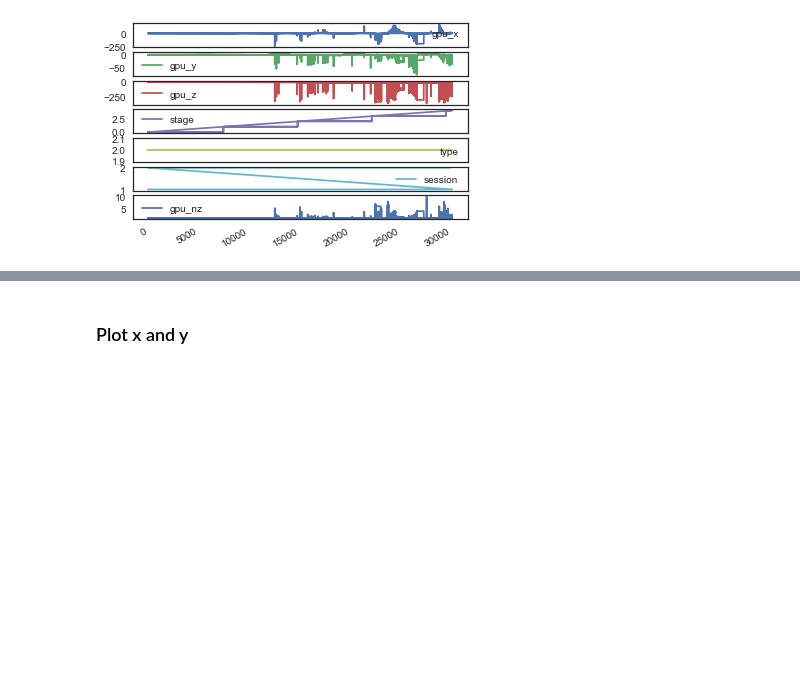
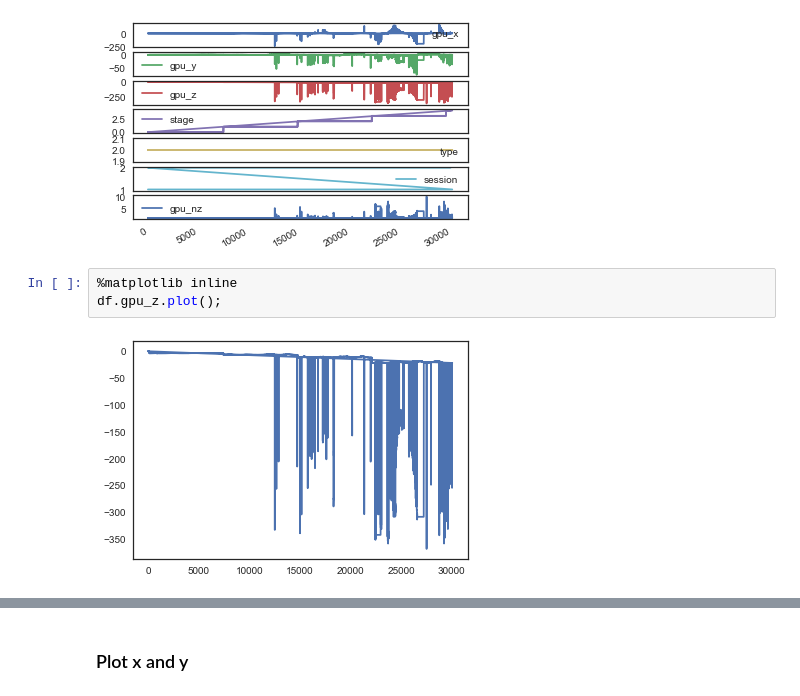
Before and after one commit to elmasyr/gaze, a Jupyter notebook: p2-gaze-xml-to-dict-to-pandas-vr-subj1.ipynb, the cells around one changed output, grey strips where cells are left out. Cells and saved outputs as stored; diff of their text form; blank space fills up the shorter version.

```diff
--- a/p2-gaze-xml-to-dict-to-pandas-vr-subj1.ipynb
+++ b/p2-gaze-xml-to-dict-to-pandas-vr-subj1.ipynb
@@ -130,3 +130,8 @@ import matplotlib.pyplot as plt
 df.plot(subplots=True);
 # %% [output]
 [figure]
+# %%
+%matplotlib inline
+df.gpu_z.plot();
+# %% [output]
+[figure, added]
```
Also changed, not shown: parts of 19 cells of this notebook.
